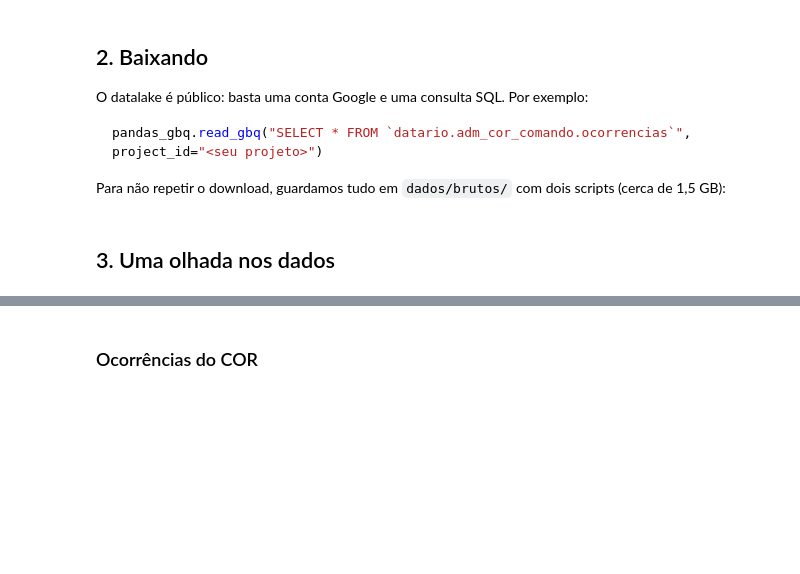
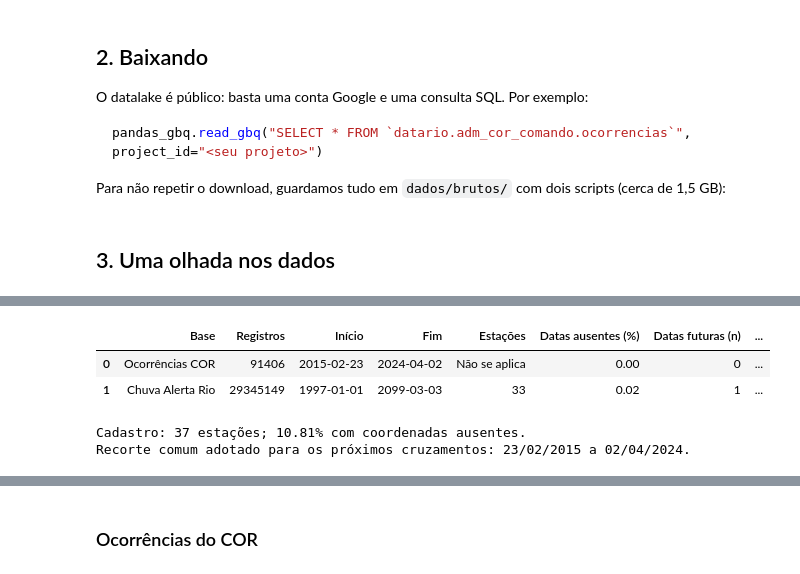
Before and after one commit to PedroVNeves/Quando_a_chuva_vira_problema, a Jupyter notebook: analise.ipynb, the cells around one changed output, grey strips where cells are left out. Drawn from its saved outputs; the diff is of its cells as text; code cells hidden in the pictures; blank space fills up the shorter version.

Commit message:
cobertura e qualidade dos dados

```diff
--- a/analise.ipynb
+++ b/analise.ipynb
@@ -47,0 +54,69 @@ DATA_RIO = Path("dados/brutos/data_rio")
+# %%
+import pyarrow.compute as pc
+import pyarrow.parquet as pq
+
+# Colunas da base original, antes de qualquer junção ou filtro.
+cor_cobertura = pd.read_parquet(
+    BQ / "adm_cor_comando" / "ocorrencias.parquet",
+    columns=["data_inicio", "latitude", "longitude"],
+)
+estacoes_cobertura = pd.read_parquet(
+    BQ / "clima_pluviometro" / "estacoes_alertario.parquet",
+    columns=["id_estacao", "latitude", "longitude"],
+)
+datas_cor = cor_cobertura["data_inicio"].dt.tz_convert("America/Sao_Paulo").dt.date
+coords_cor_ausentes = cor_cobertura[["latitude", "longitude"]].isna().any(axis=1)
+coords_estacoes_ausentes = estacoes_cobertura[["latitude", "longitude"]].isna().any(axis=1)
+
+# Referência fixa para tornar a identificação de datas futuras reproduzível.
+data_referencia = date(2026, 10, 28)
+datas_chuva_futuras = 0
+
+# A série inteira de chuva é lida em lotes, usando apenas três colunas.
+arquivo_chuva = pq.ParquetFile(BQ / "clima_pluviometro" / "taxa_precipitacao_alertario.parquet")
+inicio_chuva, fim_chuva = None, None
+n_chuva, datas_chuva_ausentes = 0, 0
+ids_estacoes_chuva = set()
+for lote in arquivo_chuva.iter_batches(columns=["data_particao", "horario", "id_estacao"]):
+    n_chuva += lote.num_rows
+    limites = pc.min_max(lote["data_particao"]).as_py()
+    if limites["min"] is not None:
+        inicio_chuva = min(inicio_chuva, limites["min"]) if inicio_chuva else limites["min"]
+        fim_chuva = max(fim_chuva, limites["max"]) if fim_chuva else limites["max"]
+    datas_chuva_ausentes += pc.sum(
+        pc.or_(pc.is_null(lote["data_particao"]), pc.is_null(lote["horario"]))
+    ).as_py()
+    datas_chuva_futuras += pc.sum(
+        pc.fill_null(pc.greater(lote["data_particao"], data_referencia), False)
+    ).as_py()
+    ids_estacoes_chuva.update(pc.unique(lote["id_estacao"]).to_pylist())
+ids_estacoes_chuva.discard(None)
+
+inicio_cor, fim_cor = datas_cor.dropna().min(), datas_cor.dropna().max()
+cobertura = pd.DataFrame([
+    {"Base": "Ocorrências COR", "Registros": len(cor_cobertura),
+     "Início": inicio_cor, "Fim": fim_cor, "Estações": "Não se aplica",
+     "Datas ausentes (%)": datas_cor.isna().mean() * 100,
+     "Datas futuras (n)": int((datas_cor.dropna() > data_referencia).sum()),
+     "Coordenadas ausentes (%)": round(coords_cor_ausentes.mean() * 100, 2)},
+    {"Base": "Chuva Alerta Rio", "Registros": n_chuva,
+     "Início": inicio_chuva, "Fim": fim_chuva, "Estações": len(ids_estacoes_chuva),
+     "Datas ausentes (%)": 100 * datas_chuva_ausentes / n_chuva,
+     "Datas futuras (n)": datas_chuva_futuras,
+     "Coordenadas ausentes (%)": "Ver cadastro"},
+])
+display(cobertura.round(2))
+print(f"Cadastro: {len(estacoes_cobertura)} estações; "
+      f"{coords_estacoes_ausentes.mean():.2%} com coordenadas ausentes.")
+
+inicio_comum, fim_comum = max(inicio_cor, inicio_chuva), min(fim_cor, fim_chuva)
+if inicio_comum <= fim_comum:
+    print(f"Recorte comum adotado para os próximos cruzamentos: {inicio_comum:%d/%m/%Y} a {fim_comum:%d/%m/%Y}.")
+else:
+    print("As bases não têm sobreposição temporal; é necessário rever o recorte.")
+# %% [output]
+|  | Base | Registros | Início | Fim | Estações | Datas ausentes (%) | Datas futuras (n) | ... |
+| 0 | Ocorrências COR | 91406 | 2015-02-23 | 2024-04-02 | Não se aplica | 0.00 | 0 | ... |
+| 1 | Chuva Alerta Rio | 29345149 | 1997-01-01 | 2099-03-03 | 33 | 0.02 | 1 | ... |
+Cadastro: 37 estações; 10.81% com coordenadas ausentes.
+Recorte comum adotado para os próximos cruzamentos: 23/02/2015 a 02/04/2024.
```
Also changed, not shown: parts of 11 cells of this notebook.
